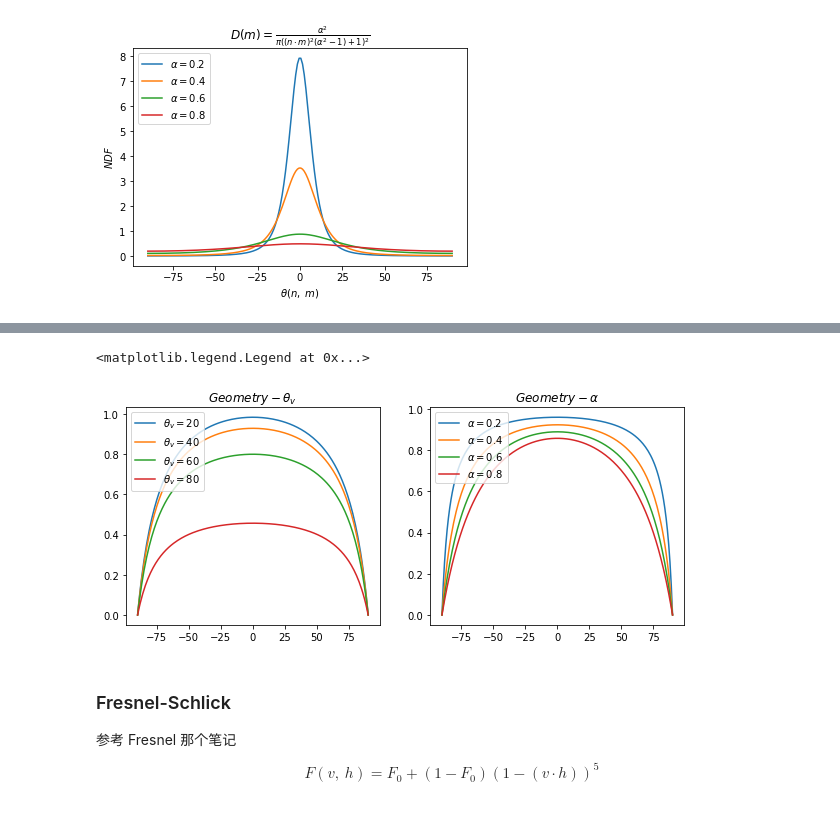
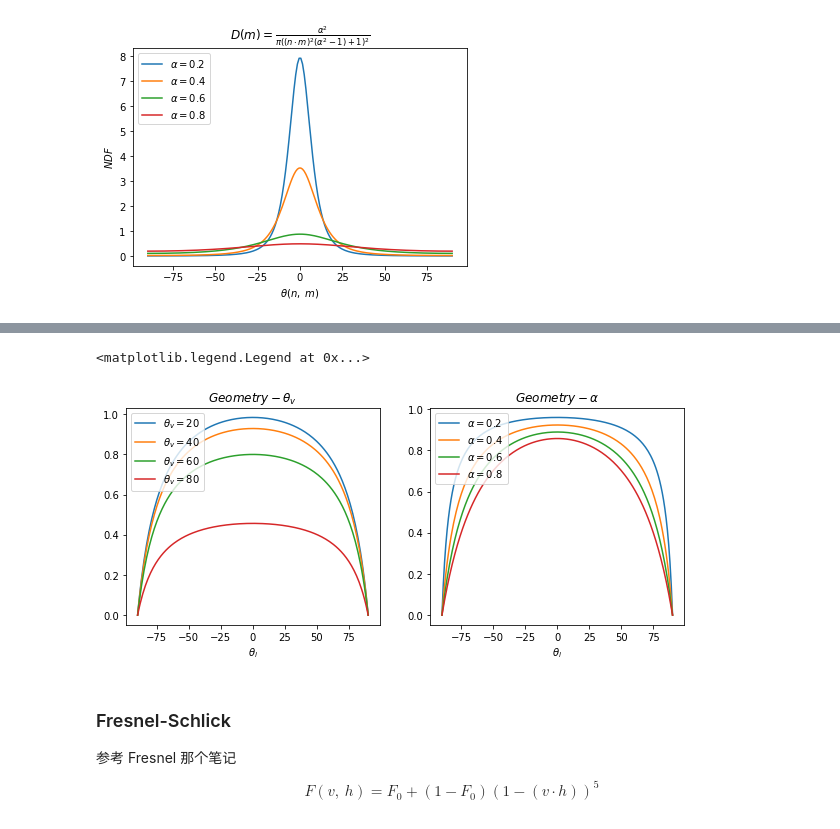
Before and after one commit to acccoco/jupyter, a Jupyter notebook: graphics/GGX-brdf.ipynb, the cells around one changed output, grey strips where cells are left out. Cells and saved outputs as stored; diff of their text form; code cells hidden in the pictures.

Commit message:
[update] fix theta and phi name, limit 3d plot lim

```diff
--- a/cg/GGX-brdf.ipynb
+++ b/graphics/GGX-brdf.ipynb
@@ -83,34 +63,36 @@ ax2 = fig.add_subplot(122)
 
 def GGX_G(theta, alpha):
     k = alpha / 2
     cos_theta = np.maximum(0, np.cos(np.deg2rad(theta)))
     return cos_theta / (cos_theta * (1 - k) + k)
 
 
 def Smith_G(theta_l, theta_v, alpha):
     return GGX_G(theta_l, alpha) * GGX_G(theta_v, alpha)
 
 
 theta_l = np.linspace(-90, 90, 180)
 
 # 和观察方向的关系
 ax1.set_title(r"$Geometry - \theta_v$")
 ax1.plot(theta_l, Smith_G(-20, theta_l, 0.5), label=r"$\theta_v = 20$")
 ax1.plot(theta_l, Smith_G(-40, theta_l, 0.5), label=r"$\theta_v = 40$")
 ax1.plot(theta_l, Smith_G(-60, theta_l, 0.5), label=r"$\theta_v = 60$")
 ax1.plot(theta_l, Smith_G(-80, theta_l, 0.5), label=r"$\theta_v = 80$")
+ax1.set_xlabel(r"$\theta_l$")
 ax1.legend(loc='upper left')
 
 # 和粗糙度的关系
 ax2.set_title(r"$Geometry - \alpha$")
 ax2.plot(theta_l, Smith_G(-45, theta_l, 0.2), label=r"$\alpha = 0.2$")
 ax2.plot(theta_l, Smith_G(-45, theta_l, 0.4), label=r"$\alpha = 0.4$")
 ax2.plot(theta_l, Smith_G(-45, theta_l, 0.6), label=r"$\alpha = 0.6$")
 ax2.plot(theta_l, Smith_G(-45, theta_l, 0.8), label=r"$\alpha = 0.8$")
+ax2.set_xlabel(r"$\theta_l$")
 ax2.legend(loc='upper left')
 # %% [output]
 <matplotlib.legend.Legend at 0x...>
-[figure, old version]
+[figure, new version]
 # %% [markdown]
 ### Fresnel-Schlick
 
```
Also changed, not shown: parts of 1 cell of this notebook, 8 other files.
